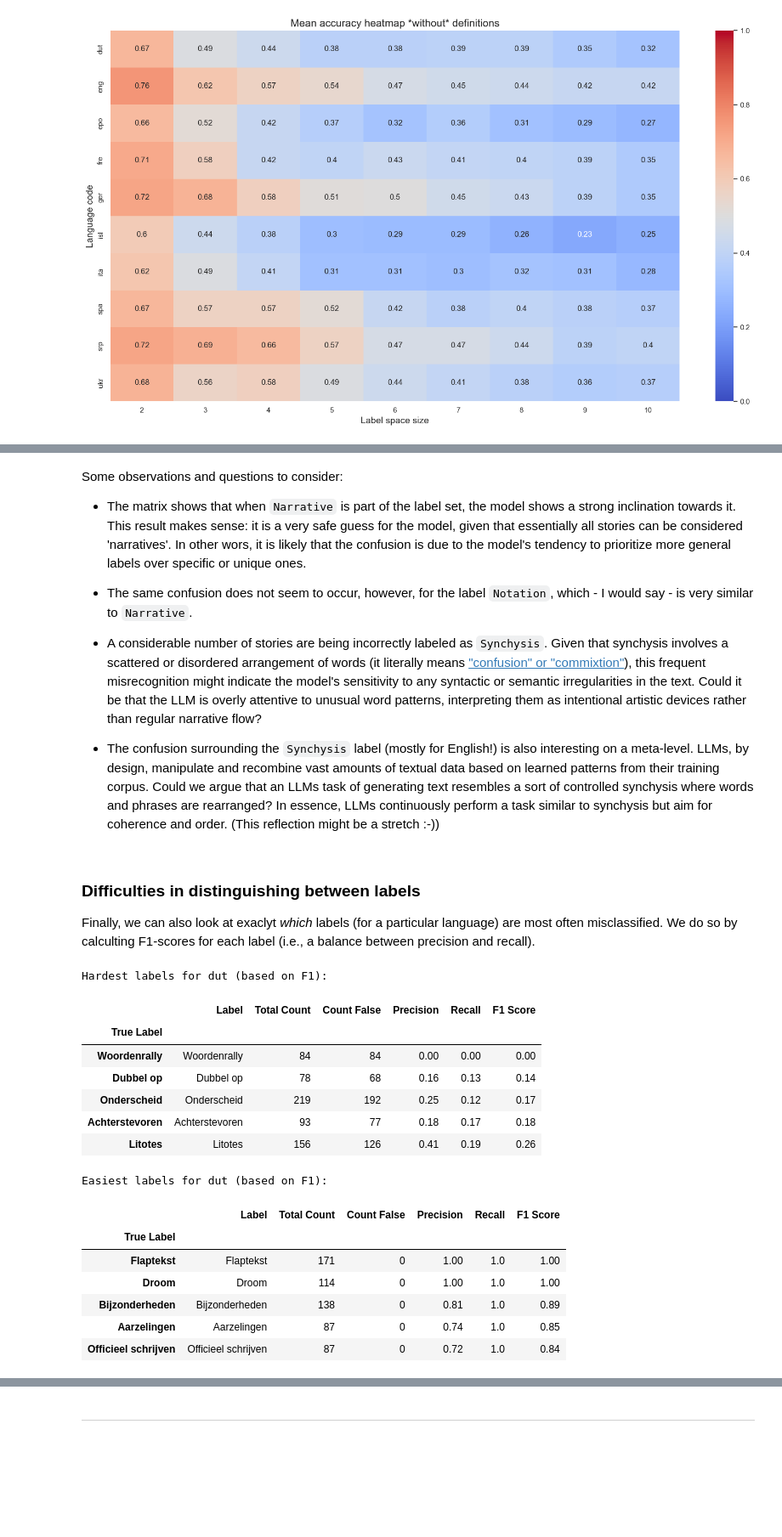
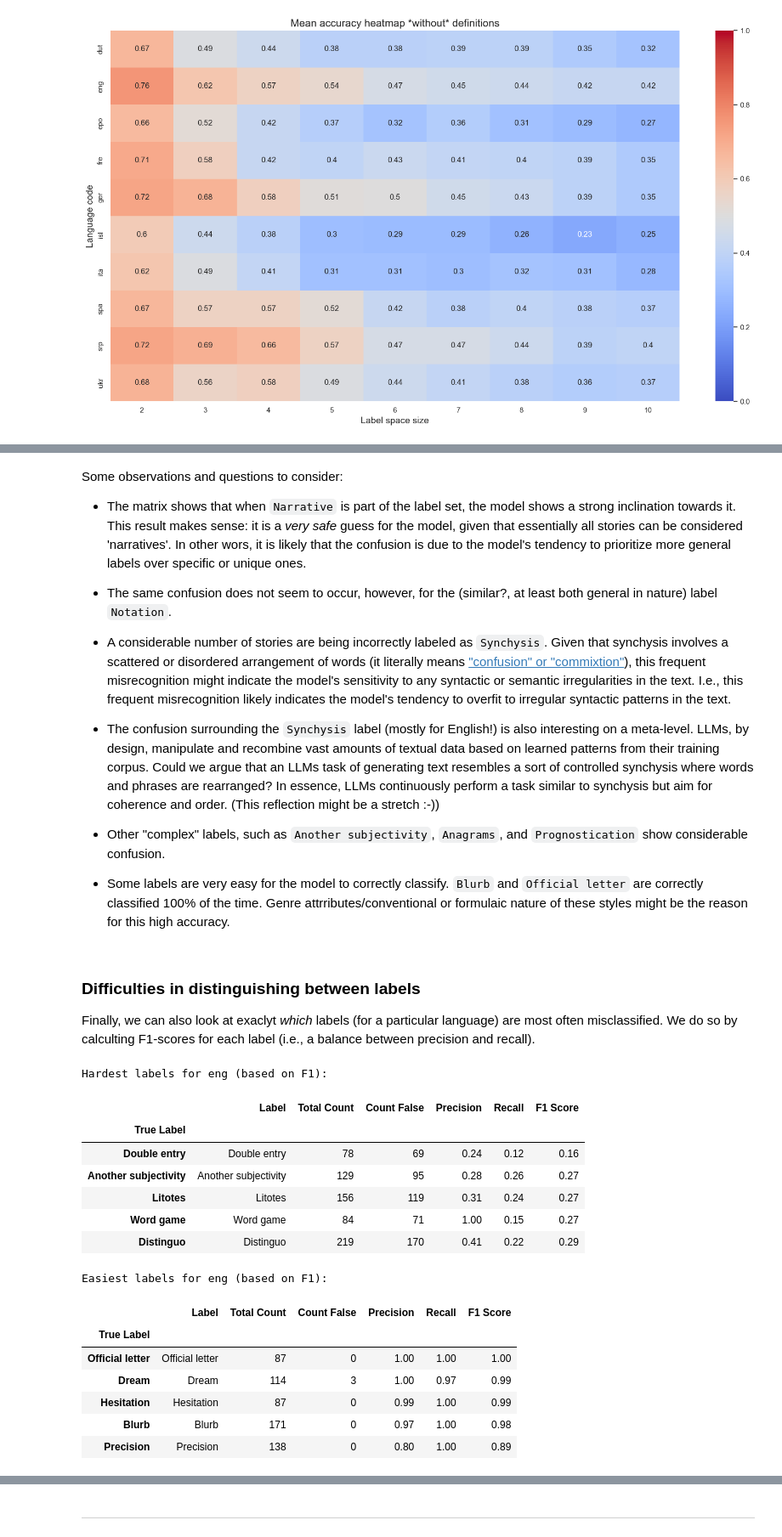
Before and after one commit to WHaverals/helloqueneau, a Jupyter notebook: src/guess.ipynb, the cells around one changed output, grey strips where cells are left out. Shown at 85% size. Saved outputs shown, nothing was run; the diff lists cells and outputs as text; code cells hidden in the pictures; blank space fills up the shorter version.

Commit message:
improve image captions in readme

```diff
--- a/src/guess.ipynb
+++ b/src/guess.ipynb
@@ -730,7 +730,7 @@ import plotly.io as pio
 language_code = 'eng'  # for which language?
 max_label_space_size = 6 # for which label space size?
 
-df_filtered = combined_df_without_definitions[(combined_df_without_definitions['Label Space Size'] == max_label_space_size) & (combined_df_without_definitions['Language Code'] == language_code)]
+df_filtered = combined_df_with_definitions[(combined_df_without_definitions['Label Space Size'] == max_label_space_size) & (combined_df_without_definitions['Language Code'] == language_code)]
 
 # populating the confusion matrix
 labels = sorted(df_filtered['True Label'].unique())
@@ -776,20 +776,24 @@ fig.update_layout(
 fig.update_traces(hoverinfo='text', text=hover_text)
 
 # save the plot as an image
-pio.write_image(fig, "../img/conf-exp1.jpg")
-fig.show()
+pio.write_image(fig, "../img/conf-exp1.jpg", scale=4)
+#fig.show()
 # %% [markdown]
 <img src="../img/conf-exp1.jpg"/>
 # %% [markdown]
 Some observations and questions to consider:
 
-- The matrix shows that when `Narrative` is part of the label set, the model shows a strong inclination towards it. This result makes sense: it is a very safe guess for the model, given that essentially all stories can be considered 'narratives'. In other wors, it is likely that the confusion is due to the model's tendency to prioritize more general labels over specific or unique ones.
+- The matrix shows that when `Narrative` is part of the label set, the model shows a strong inclination towards it. This result makes sense: it is a _very safe_ guess for the model, given that essentially all stories can be considered 'narratives'. In other wors, it is likely that the confusion is due to the model's tendency to prioritize more general labels over specific or unique ones.
 
-- The same confusion does not seem to occur, however, for the label `Notation`, which - I would say - is very similar to `Narrative`.
+- The same confusion does not seem to occur, however, for the (similar?, at least both general in nature) label `Notation`.
 
-- A considerable number of stories are being incorrectly labeled as `Synchysis`. Given that synchysis involves a scattered or disordered arrangement of words (it literally means ["confusion" or "commixtion"](https://babel.hathitrust.org/cgi/pt?id=nyp.33433069255184&view=1up&seq=830&q1=synchysis)), this frequent misrecognition might indicate the model's sensitivity to any syntactic or semantic irregularities in the text. Could it be that the LLM is overly attentive to unusual word patterns, interpreting them as intentional artistic devices rather than regular narrative flow?
+- A considerable number of stories are being incorrectly labeled as `Synchysis`. Given that synchysis involves a scattered or disordered arrangement of words (it literally means ["confusion" or "commixtion"](https://babel.hathitrust.org/cgi/pt?id=nyp.33433069255184&view=1up&seq=830&q1=synchysis)), this frequent misrecognition might indicate the model's sensitivity to any syntactic or semantic irregularities in the text. I.e., this frequent misrecognition likely indicates the model's tendency to overfit to irregular syntactic patterns in the text.
 
 - The confusion surrounding the `Synchysis` label (mostly for English!) is also interesting on a meta-level. LLMs, by design, manipulate and recombine vast amounts of textual data based on learned patterns from their training corpus. Could we argue that an LLMs task of generating text resembles a sort of controlled synchysis where words and phrases are rearranged? In essence, LLMs continuously perform a task similar to synchysis but aim for coherence and order. (This reflection might be a stretch :-))
+
+- Other "complex" labels, such as `Another subjectivity`, `Anagrams`, and `Prognostication` show considerable confusion.
+
+- Some labels are very easy for the model to correctly classify. `Blurb` and `Official letter` are correctly classified 100% of the time. Genre attrributes/conventional or formulaic nature of these styles might be the reason for this high accuracy.
 # %% [markdown]
 ### Difficulties in distinguishing between labels
 
@@ -821,48 +825,48 @@ def label_difficulty_analysis_with_f1(df, language_code):
         'Count False': false_counts,
         'Precision': precision,
         'Recall': recall,
         'F1 Score': f1_score
     })
 
     # not necessary, but still good practice: we filter out labels with very little support
     min_count = 5  # Set a threshold based on your dataset
     label_metrics_filtered = label_metrics[label_metrics['Total Count'] >= min_count]
 
     # round metrics, two digits after decimal poitn
     label_metrics_filtered = label_metrics_filtered.round(2)
 
     # sort by F1 to find hardest and easiest predicitons
     hardest_labels = label_metrics_filtered.sort_values('F1 Score').head(5)  # bottom
     easiest_labels = label_metrics_filtered.sort_values('F1 Score', ascending=False).head(5)  # top
 
     return label_metrics_filtered, hardest_labels, easiest_labels
 
 # running analysis for a specific lang code
-language_code = 'dut'
+language_code = 'eng'
 label_metrics_eng, hardest_eng, easiest_eng = label_difficulty_analysis_with_f1(combined_df_with_definitions, language_code)
 
 print(f"Hardest labels for {language_code} (based on F1):")
 display(hardest_eng)
 
 print(f"Easiest labels for {language_code} (based on F1):")
 display(easiest_eng)
 # %% [output]
-Hardest labels for dut (based on F1):
+Hardest labels for eng (based on F1):
 |  | Label | Total Count | Count False | Precision | Recall | F1 Score |
 | True Label |  |  |  |  |  |  |
-| Woordenrally | Woordenrally | 84 | 84 | 0.00 | 0.00 | 0.00 |
-| Dubbel op | Dubbel op | 78 | 68 | 0.16 | 0.13 | 0.14 |
-| Onderscheid | Onderscheid | 219 | 192 | 0.25 | 0.12 | 0.17 |
-| Achterstevoren | Achterstevoren | 93 | 77 | 0.18 | 0.17 | 0.18 |
-| Litotes | Litotes | 156 | 126 | 0.41 | 0.19 | 0.26 |
+| Double entry | Double entry | 78 | 69 | 0.24 | 0.12 | 0.16 |
+| Another subjectivity | Another subjectivity | 129 | 95 | 0.28 | 0.26 | 0.27 |
+| Litotes | Litotes | 156 | 119 | 0.31 | 0.24 | 0.27 |
+| Word game | Word game | 84 | 71 | 1.00 | 0.15 | 0.27 |
+| Distinguo | Distinguo | 219 | 170 | 0.41 | 0.22 | 0.29 |
-Easiest labels for dut (based on F1):
+Easiest labels for eng (based on F1):
 |  | Label | Total Count | Count False | Precision | Recall | F1 Score |
 | True Label |  |  |  |  |  |  |
-| Flaptekst | Flaptekst | 171 | 0 | 1.00 | 1.0 | 1.00 |
-| Droom | Droom | 114 | 0 | 1.00 | 1.0 | 1.00 |
-| Bijzonderheden | Bijzonderheden | 138 | 0 | 0.81 | 1.0 | 0.89 |
-| Aarzelingen | Aarzelingen | 87 | 0 | 0.74 | 1.0 | 0.85 |
-| Officieel schrijven | Officieel schrijven | 87 | 0 | 0.72 | 1.0 | 0.84 |
+| Official letter | Official letter | 87 | 0 | 1.00 | 1.00 | 1.00 |
+| Dream | Dream | 114 | 3 | 1.00 | 0.97 | 0.99 |
+| Hesitation | Hesitation | 87 | 0 | 0.99 | 1.00 | 0.99 |
+| Blurb | Blurb | 171 | 0 | 0.97 | 1.00 | 0.98 |
+| Precision | Precision | 138 | 0 | 0.80 | 1.00 | 0.89 |
 # %%
 # bubble chart!
 
```
Also changed, not shown: parts of 6 cells of this notebook.
